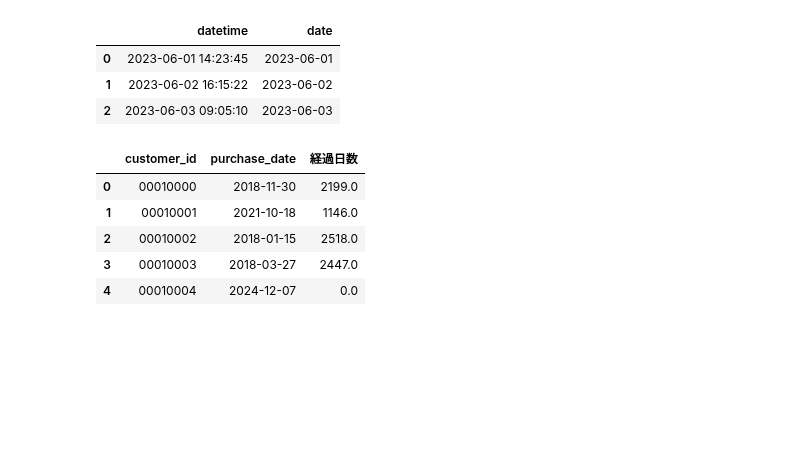
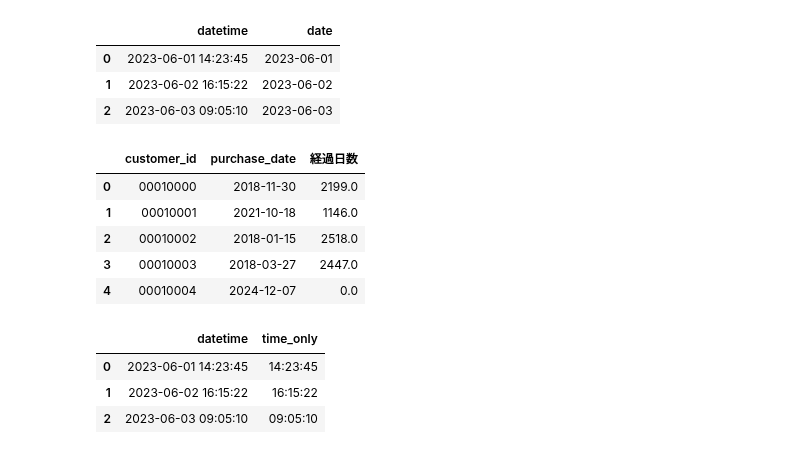
Before and after one commit to maton369/Data_Preprocessing_For_Data_Analyze, a Jupyter notebook: code/08_data_transform.ipynb, the cells around one changed output. Saved outputs shown, nothing was run; the diff lists cells and outputs as text; code cells hidden in the pictures; blank space fills up the shorter version.

```diff
--- a/code/08_data_transform.ipynb
+++ b/code/08_data_transform.ipynb
@@ -308,3 +308,25 @@ latest_purchase_dates.head()
 | 2 | 00010002 | 2018-01-15 | 2518.0 |
 | 3 | 00010003 | 2018-03-27 | 2447.0 |
 | 4 | 00010004 | 2024-12-07 | 0.0 |
+# %%
+import pandas as pd
+
+# データフレームの作成
+data = {
+    "datetime": ["2023-06-01 14:23:45", "2023-06-02 16:15:22", "2023-06-03 09:05:10"]
+}
+df = pd.DataFrame(data)
+
+# datetime列をdatetime型に変換
+df["datetime"] = pd.to_datetime(df["datetime"])
+
+# 時刻（時:分:秒）のみを抽出して新しい列を追加
+df["time_only"] = df["datetime"].dt.strftime("%H:%M:%S")
+
+# 結果を表示
+df
+# %% [output]
+|  | datetime | time_only |
+| 0 | 2023-06-01 14:23:45 | 14:23:45 |
+| 1 | 2023-06-02 16:15:22 | 16:15:22 |
+| 2 | 2023-06-03 09:05:10 | 09:05:10 |
```
